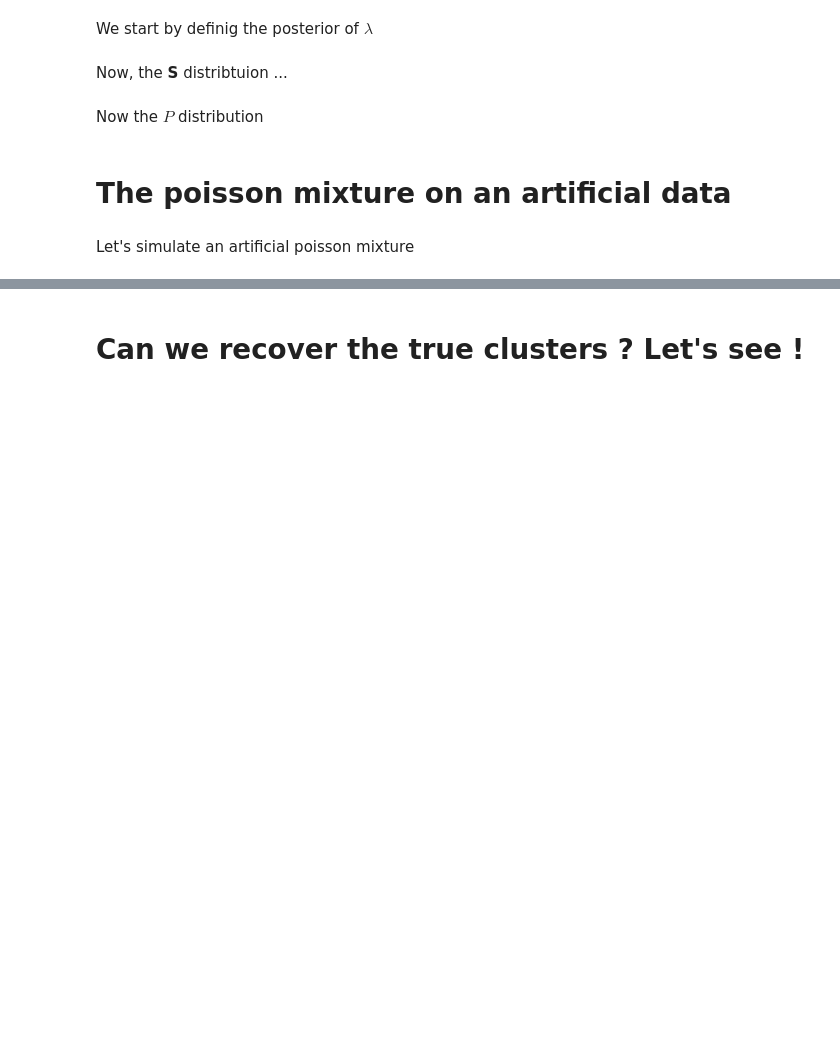
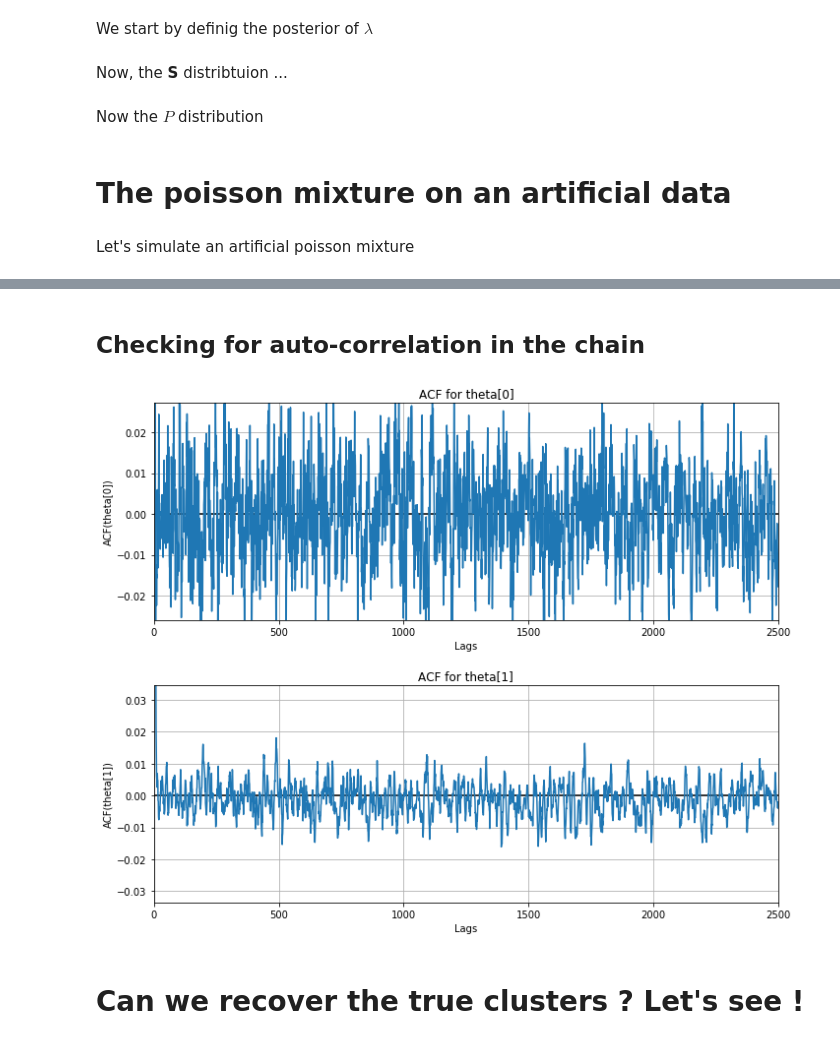
Before and after one commit to neroksi/stat_bay, a Jupyter notebook: examples/pHMM.ipynb, the cells around one changed output, grey strips where cells are left out. Drawn from its saved outputs; the diff is of its cells as text; code cells hidden in the pictures; blank space fills up the shorter version.

```diff
--- a/examples/pHMM.ipynb
+++ b/examples/pHMM.ipynb
@@ -64,3 +71,13 @@ phmm.run(200) # Start the gibbs sampler n-times
+# %% [markdown]
+## Checking for auto-correlation in the chain
+# %%
+from utils import plot_ACF
+
+lambdas = np.array([x["_lambda"] for x in phmm.H["Theta"]])
+# %%
+plot_ACF(lambdas, nlags = 2500)
+# %% [output]
+[figure, added]
 # %% [markdown]
 # Can we recover the true clusters ? Let's see !
 # %%
```
Also changed, not shown: parts of 13 cells of this notebook, 6 other files.
